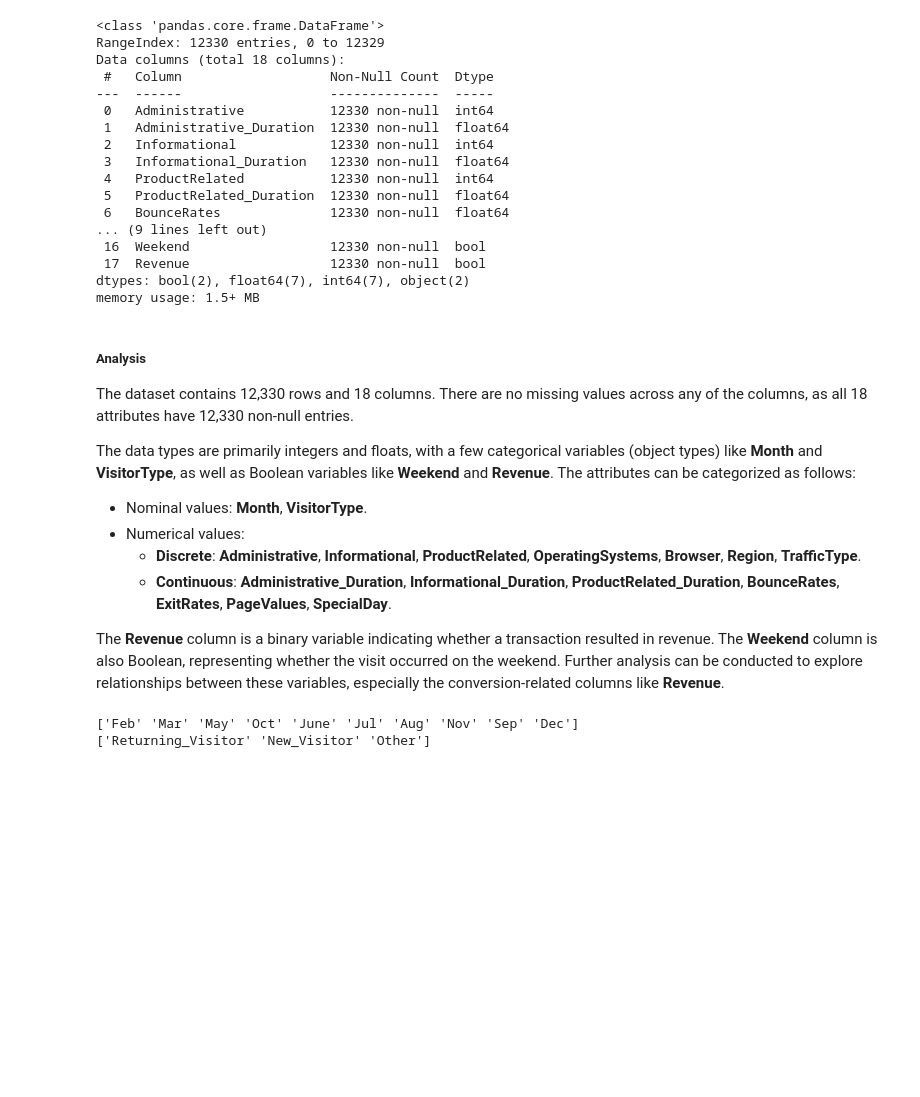
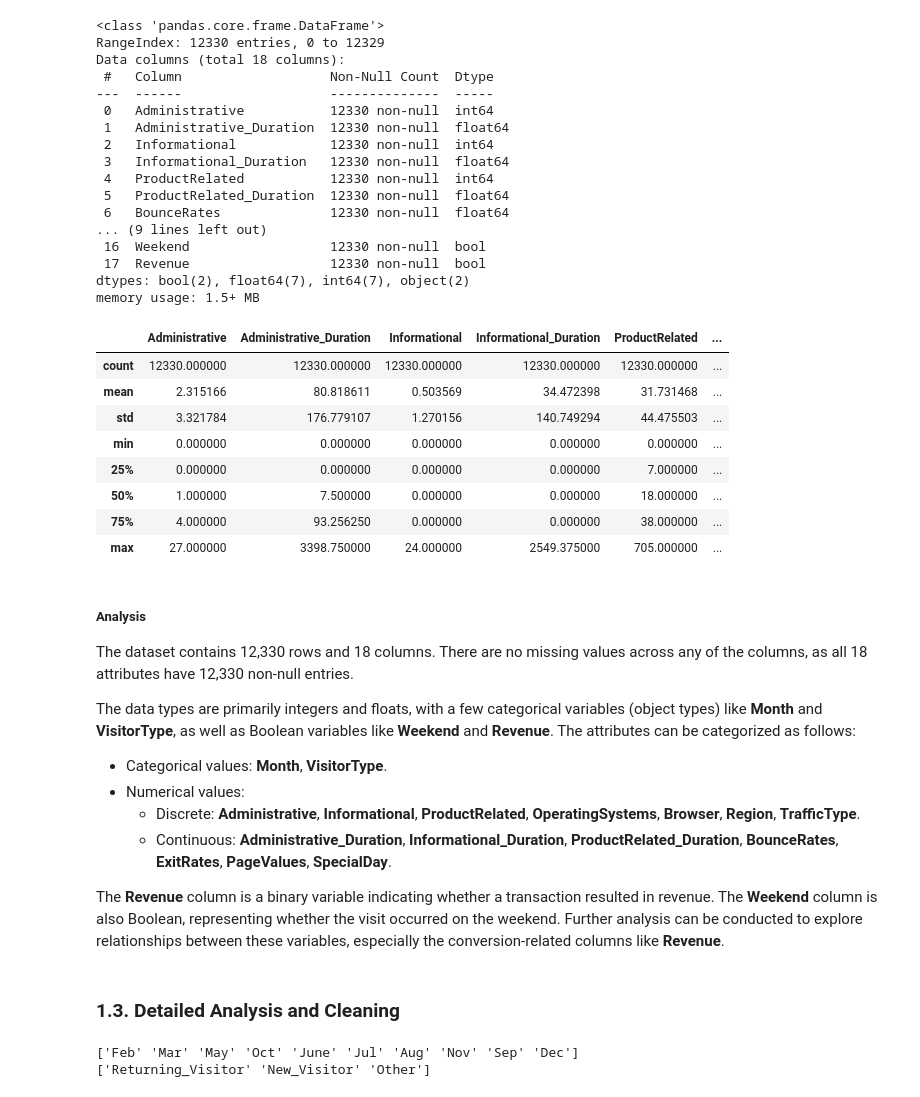
Before and after one commit to dinhminh0307/ASM3-Data-Science, a Jupyter notebook: main.ipynb, the cells around one changed output. Drawn from its saved outputs; the diff is of its cells as text; code cells hidden in the pictures; blank space fills up the shorter version.

```diff
--- a/main.ipynb
+++ b/main.ipynb
@@ -80,16 +103,30 @@ Data columns (total 18 columns):
  17  Revenue                  12330 non-null  bool
 dtypes: bool(2), float64(7), int64(7), object(2)
 memory usage: 1.5+ MB
+# %%
+df.describe()
+# %% [output]
+|  | Administrative | Administrative_Duration | Informational | Informational_Duration | ProductRelated | ... |
+| count | 12330.000000 | 12330.000000 | 12330.000000 | 12330.000000 | 12330.000000 | ... |
+| mean | 2.315166 | 80.818611 | 0.503569 | 34.472398 | 31.731468 | ... |
+| std | 3.321784 | 176.779107 | 1.270156 | 140.749294 | 44.475503 | ... |
+| min | 0.000000 | 0.000000 | 0.000000 | 0.000000 | 0.000000 | ... |
+| 25% | 0.000000 | 0.000000 | 0.000000 | 0.000000 | 7.000000 | ... |
+| 50% | 1.000000 | 7.500000 | 0.000000 | 0.000000 | 18.000000 | ... |
+| 75% | 4.000000 | 93.256250 | 0.000000 | 0.000000 | 38.000000 | ... |
+| max | 27.000000 | 3398.750000 | 24.000000 | 2549.375000 | 705.000000 | ... |
 # %% [markdown]
 ##### Analysis
 The dataset contains 12,330 rows and 18 columns. There are no missing values across any of the columns, as all 18 attributes have 12,330 non-null entries.
 
 The data types are primarily integers and floats, with a few categorical variables (object types) like **Month** and **VisitorType**, as well as Boolean variables like **Weekend** and **Revenue**. The attributes can be categorized as follows:
 
-- Nominal values: **Month**, **VisitorType**.
+- Categorical values: **Month**, **VisitorType**.
 - Numerical values:
-  - **Discrete**: **Administrative**, **Informational**, **ProductRelated**, **OperatingSystems**, **Browser**, **Region**, **TrafficType**.
-  - **Continuous**: **Administrative_Duration**, **Informational_Duration**, **ProductRelated_Duration**, **BounceRates**, **ExitRates**, **PageValues**, **SpecialDay**.
+  - Discrete: **Administrative**, **Informational**, **ProductRelated**, **OperatingSystems**, **Browser**, **Region**, **TrafficType**.
+  - Continuous: **Administrative_Duration**, **Informational_Duration**, **ProductRelated_Duration**, **BounceRates**, **ExitRates**, **PageValues**, **SpecialDay**.
 
 The **Revenue** column is a binary variable indicating whether a transaction resulted in revenue. The **Weekend** column is also Boolean, representing whether the visit occurred on the weekend.
 Further analysis can be conducted to explore relationships between these variables, especially the conversion-related columns like **Revenue**.
+# %% [markdown]
+### 1.3. Detailed Analysis and Cleaning
```
Also changed, not shown: parts of 20 cells of this notebook.
